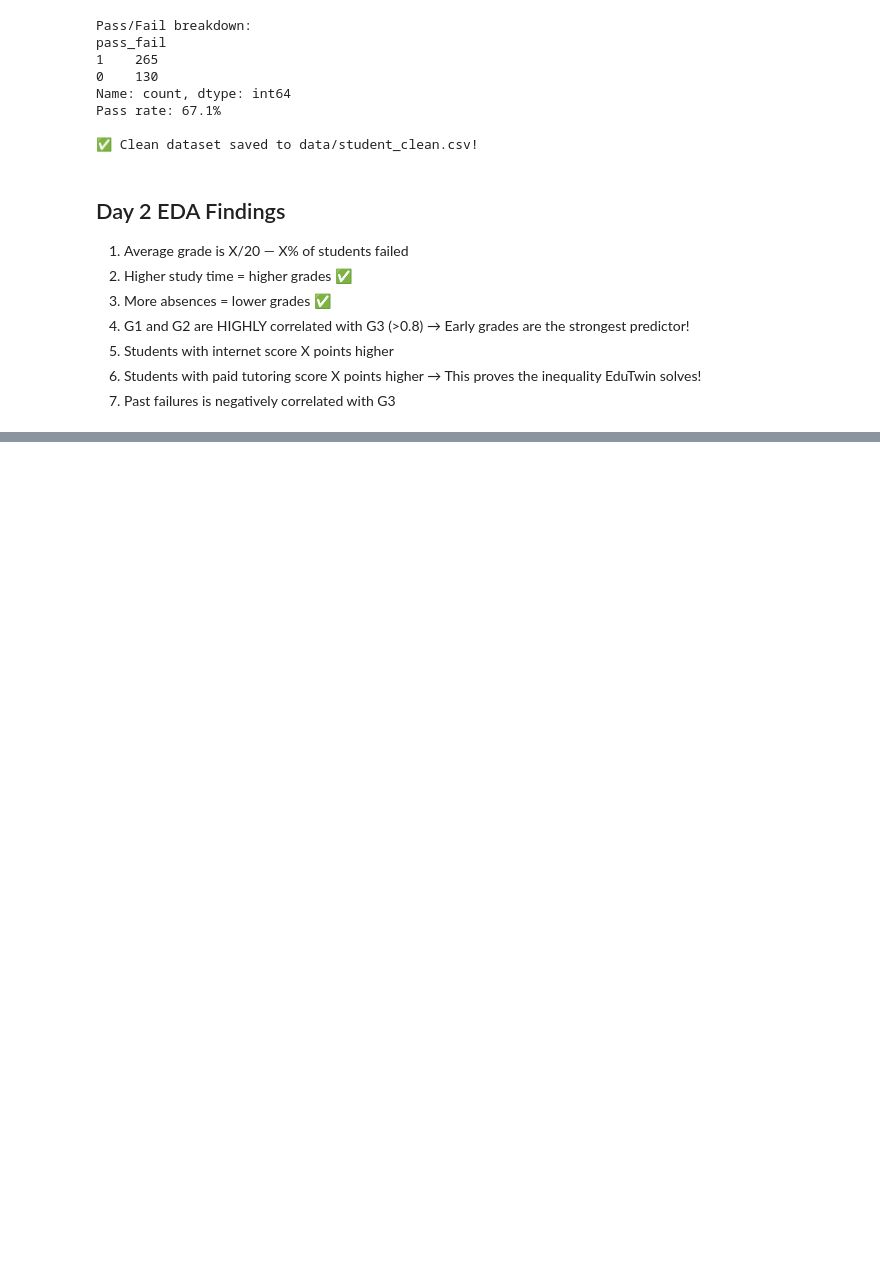
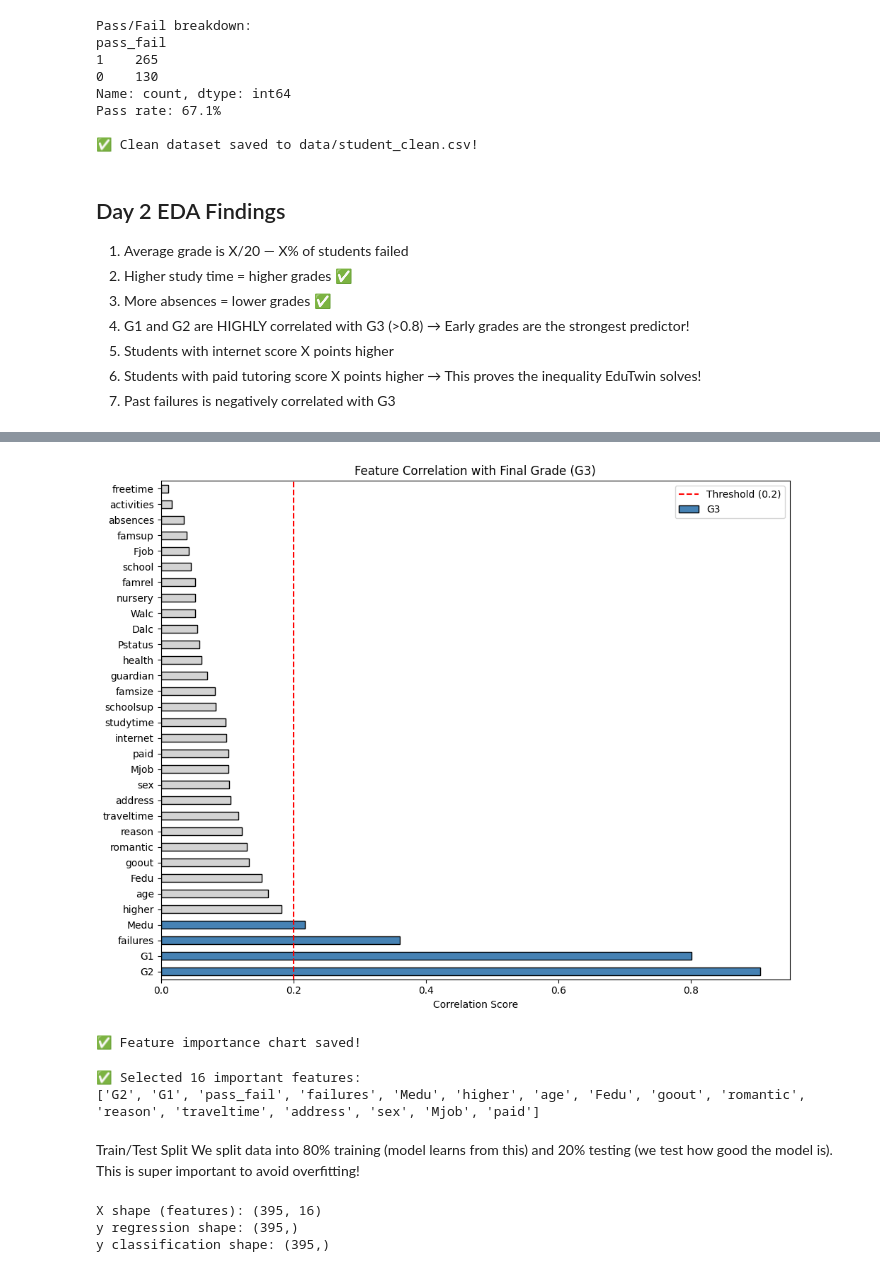
Before and after one commit to Sagar-Sharma19-cmd/EduTwin-AI, a Jupyter notebook: notebooks/Week1_EDA.ipynb, the cells around one changed output, grey strips where cells are left out. Saved outputs shown, nothing was run; the diff lists cells and outputs as text; code cells hidden in the pictures; blank space fills up the shorter version.

```diff
--- a/notebooks/Week1_EDA.ipynb
+++ b/notebooks/Week1_EDA.ipynb
@@ -427,0 +478,12 @@ Pass rate: 67.1%
+# %%
+# Apply Label Encoding to all text columns
+le = LabelEncoder()
+df_encoded = df.copy()
+
+for col in text_cols:
+    df_encoded[col] = le.fit_transform(df[col])
+    print(f"✅ {col:15} → encoded  | Unique values: {df[col].unique()}")
+
+print("\n✅ All text columns encoded!")
+print("New dtypes:")
+print(df_encoded.dtypes.value_counts())
@@ -427,0 +567,6 @@ Pass rate: 67.1%
+# %%
+# Find correlation of every feature with G3
+correlation = df_encoded.corr()['G3'].abs().sort_values(ascending=False)
+
+print("Feature correlation with Final Grade (G3):")
+print(correlation.round(3))
@@ -427,0 +591,47 @@ Pass rate: 67.1%
+# %%
+# Visualise feature importance
+plt.figure(figsize=(10, 8))
+correlation.drop(['G3', 'pass_fail']).plot(
+    kind='barh',
+    color=['steelblue' if v > 0.2 else 'lightgray'
+           for v in correlation.drop(['G3', 'pass_fail'])],
+    edgecolor='black'
+)
+plt.title('Feature Correlation with Final Grade (G3)')
+plt.xlabel('Correlation Score')
+plt.axvline(x=0.2, color='red', linestyle='--',
+            label='Threshold (0.2)')
+plt.legend()
+plt.tight_layout()
+plt.savefig('../notebooks/chart7_feature_importance.png')
+plt.show()
+print("✅ Feature importance chart saved!")
+# %% [output]
+[figure, added]
+✅ Feature importance chart saved!
+# %%
+# Select top features (correlation > 0.1 with G3)
+top_features = correlation[correlation > 0.1].index.tolist()
+top_features = [f for f in top_features if f != 'G3']
+
+print(f"\n✅ Selected {len(top_features)} important features:")
+print(top_features)
+# %% [output]
+✅ Selected 16 important features:
+['G2', 'G1', 'pass_fail', 'failures', 'Medu', 'higher', 'age', 'Fedu', 'goout', 'romantic', 'reason', 'traveltime', 'address', 'sex', 'Mjob', 'paid']
+# %% [markdown]
+Train/Test Split
+We split data into 80% training (model learns from this) and 20% testing (we test how good the model is). This is super important to avoid overfitting!
+# %%
+# Prepare X (features) and y (target)
+X = df_scaled[top_features]
+y_regression     = df_scaled['G3']        # for regression (Week 3)
+y_classification = df_scaled['pass_fail'] # for classification (Week 4)
+
+print("X shape (features):", X.shape)
+print("y regression shape:", y_regression.shape)
+print("y classification shape:", y_classification.shape)
+# %% [output]
+X shape (features): (395, 16)
+y regression shape: (395,)
+y classification shape: (395,)
```
Also changed, not shown: parts of 15 cells of this notebook, 6 other files.
